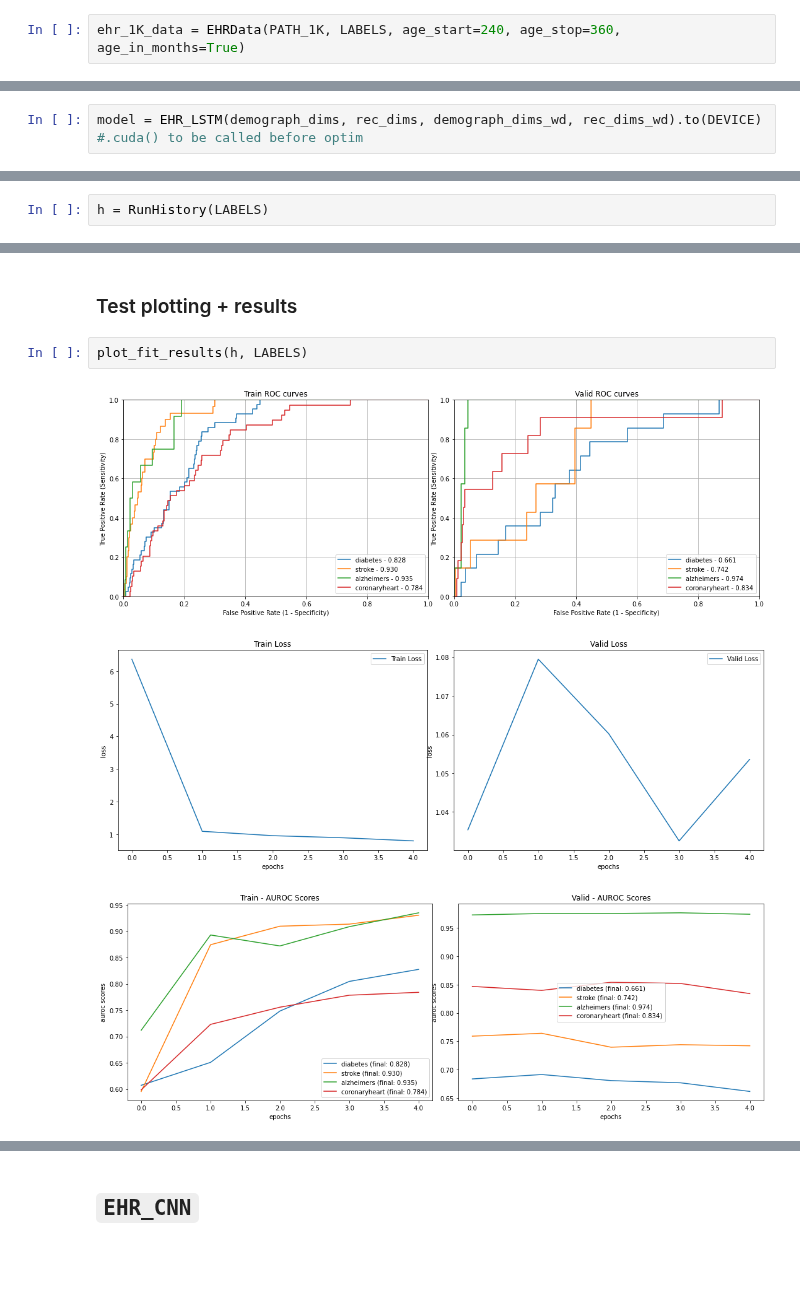
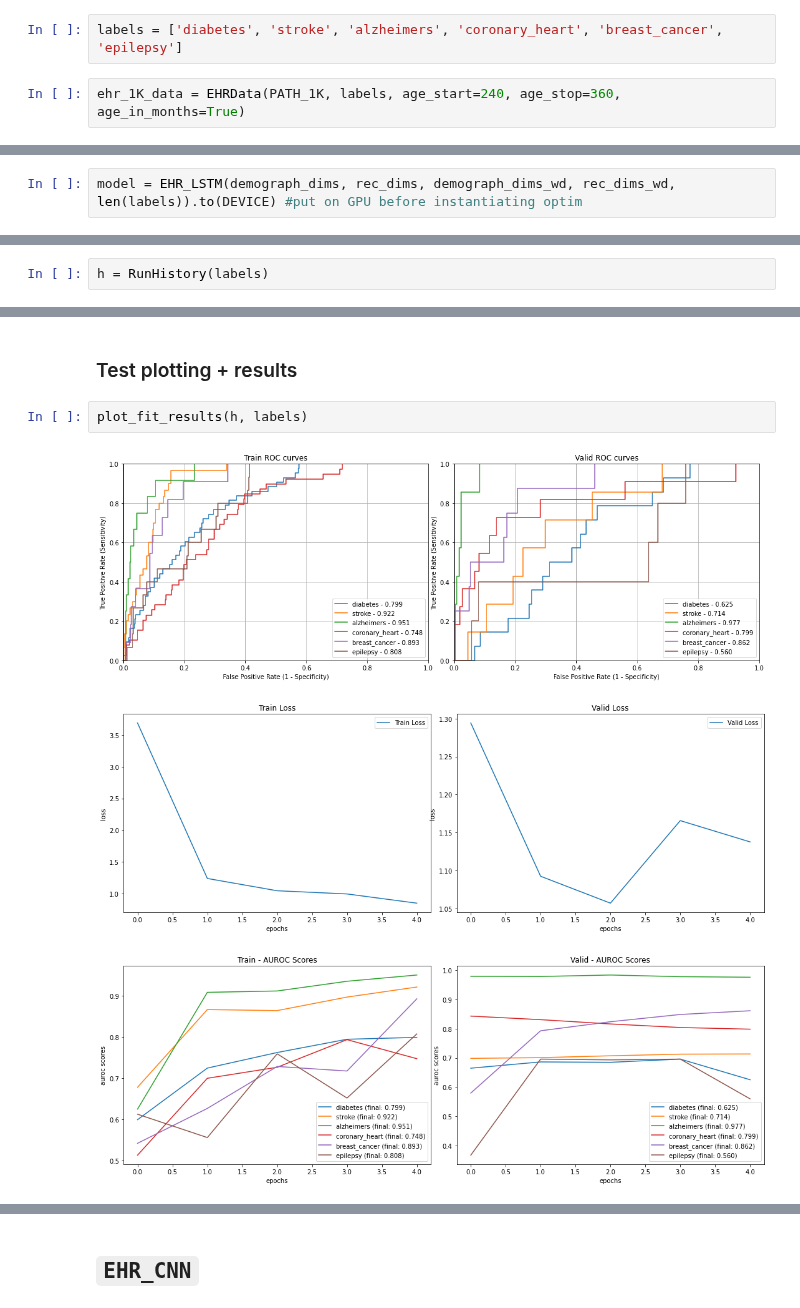
Before and after one commit to corazonlabs/lemonpie, a Jupyter notebook: 07_models.ipynb, the cells around one changed output, grey strips where cells are left out. Saved outputs shown, nothing was run; the diff lists cells and outputs as text; blank space fills up the shorter version.

```diff
--- a/07_models.ipynb
+++ b/07_models.ipynb
@@ -261,5 +265,7 @@ Since data is pre-cleaned, skipping Cleaning, Splitting and Vocab-creation
+# %%
+labels = ['diabetes', 'stroke', 'alzheimers', 'coronary_heart', 'breast_cancer', 'epilepsy']
 # %%
-ehr_1K_data = EHRData(PATH_1K, LABELS, age_start=240, age_stop=360, age_in_months=True)
+ehr_1K_data = EHRData(PATH_1K, labels, age_start=240, age_stop=360, age_in_months=True)
 # %%
 demograph_dims, rec_dims, demograph_dims_wd, rec_dims_wd = get_all_emb_dims(EhrVocabList.load(PATH_1K))
 # %%
@@ -385,11 +392,11 @@ EHR_LSTM(
 # %%
 train_loss_fn, valid_loss_fn = get_loss_fn(train_pos_wts), get_loss_fn(valid_pos_wts)
 # %%
-model = EHR_LSTM(demograph_dims, rec_dims, demograph_dims_wd, rec_dims_wd).to(DEVICE) #.cuda() to be called before optim
+model = EHR_LSTM(demograph_dims, rec_dims, demograph_dims_wd, rec_dims_wd, len(labels)).to(DEVICE) #put on GPU before instantiating optim
 # %%
 optimizer = torch.optim.Adagrad(model.parameters())
 # %%
-h = RunHistory(LABELS)
+h = RunHistory(labels)
 # %%
 %time h = fit(2, h, model, train_loss_fn, valid_loss_fn, optimizer, auroc_score, \
               train_dl, valid_dl, to_chkpt_path=MODEL_STORE, from_chkpt_path=None, verbosity=1)
@@ -434,9 +441,9 @@ test aurocs = [0.773148 0.895292 0.886463 0.782873]
 # %% [markdown]
 ### Test plotting + results
 # %%
-plot_fit_results(h, LABELS)
+plot_fit_results(h, labels)
 # %% [output]
-[figure, old version]
+[figure, new version]
-[figure, old version]
+[figure, new version]
-[figure, old version]
+[figure, new version]
 # %%
```
Also changed, not shown: parts of 35 cells of this notebook, 6 other files.
